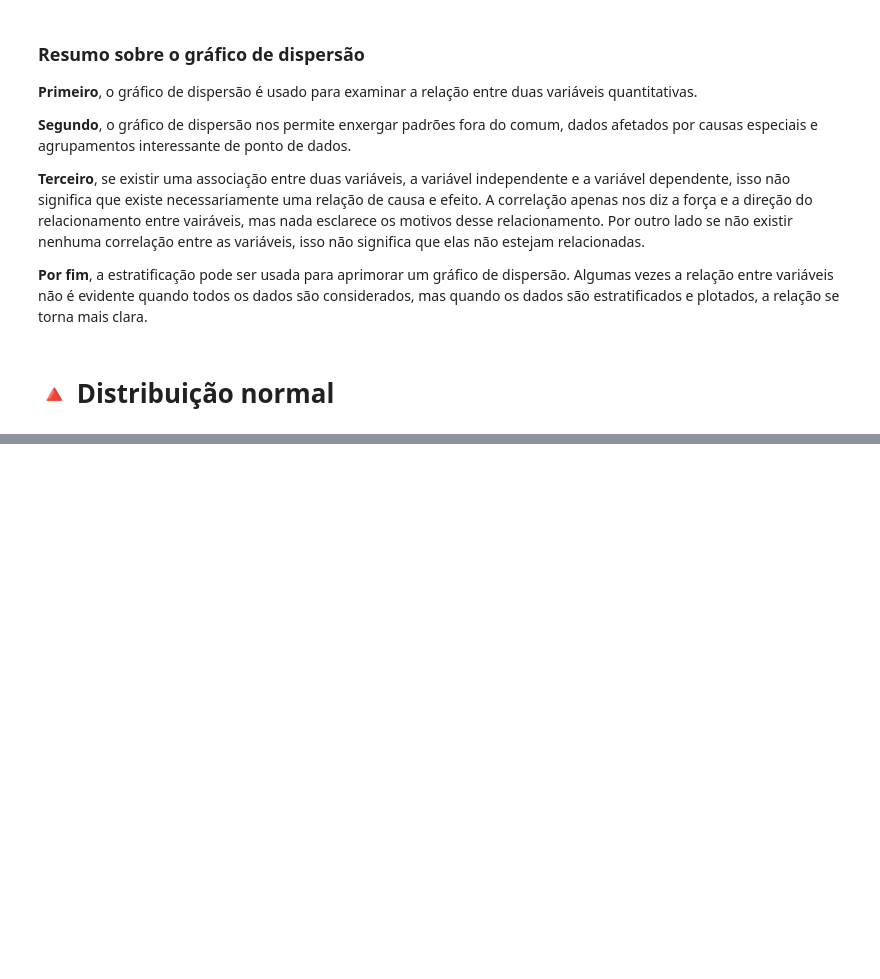
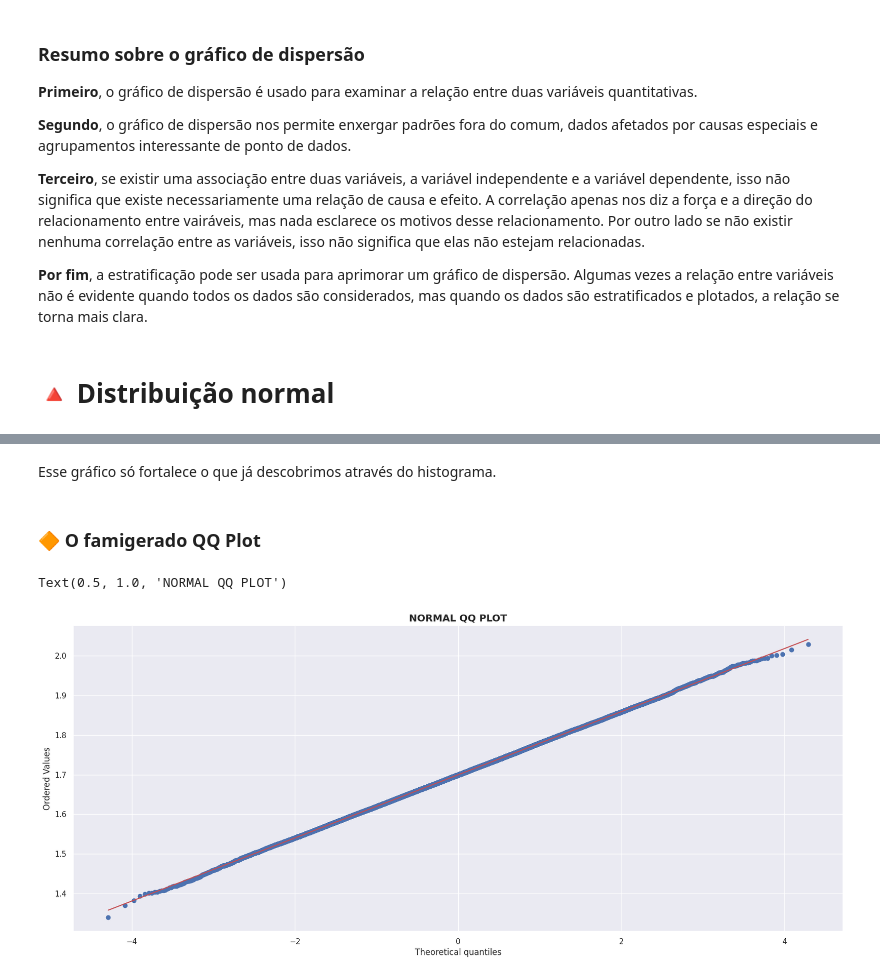
Before and after one commit to huanbarrosn/estudo_ds, a Jupyter notebook: matematica/teoria-estatistica-khan-academy/aula.ipynb, the cells around one changed output, grey strips where cells are left out. Drawn from its saved outputs; the diff is of its cells as text; code cells hidden in the pictures; blank space fills up the shorter version.

```diff
--- a/matematica/teoria-estatistica-khan-academy/aula.ipynb
+++ b/matematica/teoria-estatistica-khan-academy/aula.ipynb
@@ -773,0 +820,11 @@ Sabendo o que é uma distribuição normal e como ela se comporta, agora você p
+# %% [markdown]
+Esse gráfico só fortalece o que já descobrimos através do histograma.
+# %% [markdown]
+### 🔶 O famigerado QQ Plot
+# %%
+plt.figure(figsize=(20,8))
+stats.probplot(df['Altura'], dist='norm', plot=plt)
+plt.title('NORMAL QQ PLOT', fontsize=14, fontweight='bold')
+# %% [output]
+Text(0.5, 1.0, 'NORMAL QQ PLOT')
+[figure, added]
```
Also changed, not shown: parts of 32 cells of this notebook, 8 other files.
